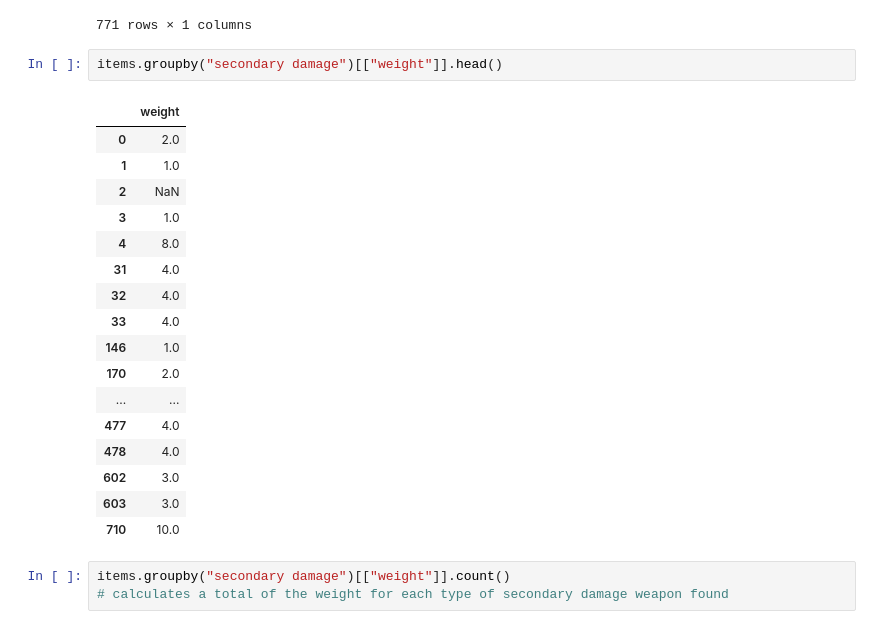
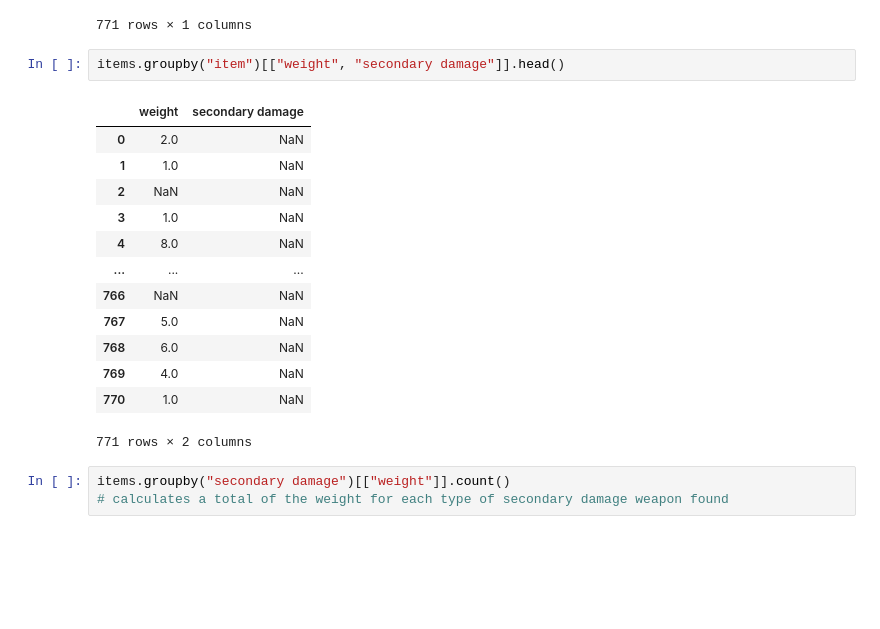
Before and after one commit to speudusa/eda-checkpoint, a Jupyter notebook: checkpoint-two.ipynb, the cells around one changed output. Saved outputs shown, nothing was run; the diff lists cells and outputs as text; blank space fills up the shorter version.

```diff
--- a/checkpoint-two.ipynb
+++ b/checkpoint-two.ipynb
@@ -181,25 +216,21 @@ items.groupby("item")[['weight']].count()
 | yew wand | 1 |
 771 rows × 1 columns
 # %%
-items.groupby("secondary damage")[["weight"]].head()
+items.groupby("item")[["weight", "secondary damage"]].head()
 # %% [output]
-|  | weight |
-| 0 | 2.0 |
-| 1 | 1.0 |
-| 2 | NaN |
-| 3 | 1.0 |
-| 4 | 8.0 |
-| 31 | 4.0 |
-| 32 | 4.0 |
-| 33 | 4.0 |
-| 146 | 1.0 |
-| 170 | 2.0 |
-| ... | ... |
-| 477 | 4.0 |
-| 478 | 4.0 |
-| 602 | 3.0 |
-| 603 | 3.0 |
-| 710 | 10.0 |
+|  | weight | secondary damage |
+| 0 | 2.0 | NaN |
+| 1 | 1.0 | NaN |
+| 2 | NaN | NaN |
+| 3 | 1.0 | NaN |
+| 4 | 8.0 | NaN |
+| ... | ... | ... |
+| 766 | NaN | NaN |
+| 767 | 5.0 | NaN |
+| 768 | 6.0 | NaN |
+| 769 | 4.0 | NaN |
+| 770 | 1.0 | NaN |
+771 rows × 2 columns
 # %%
 items.groupby("secondary damage")[["weight"]].count()
 # calculates a total of the weight for each type of secondary damage weapon found
```
Also changed, not shown: parts of 22 cells of this notebook.
